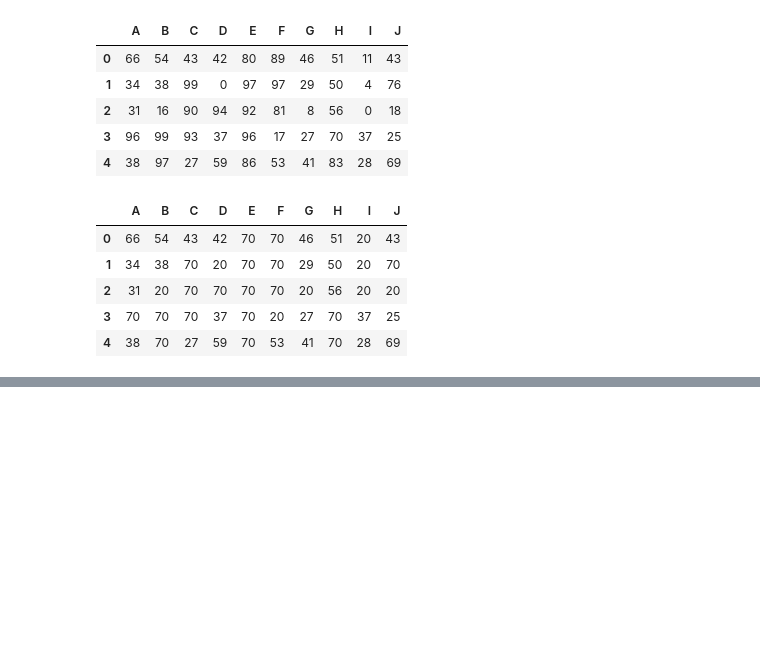
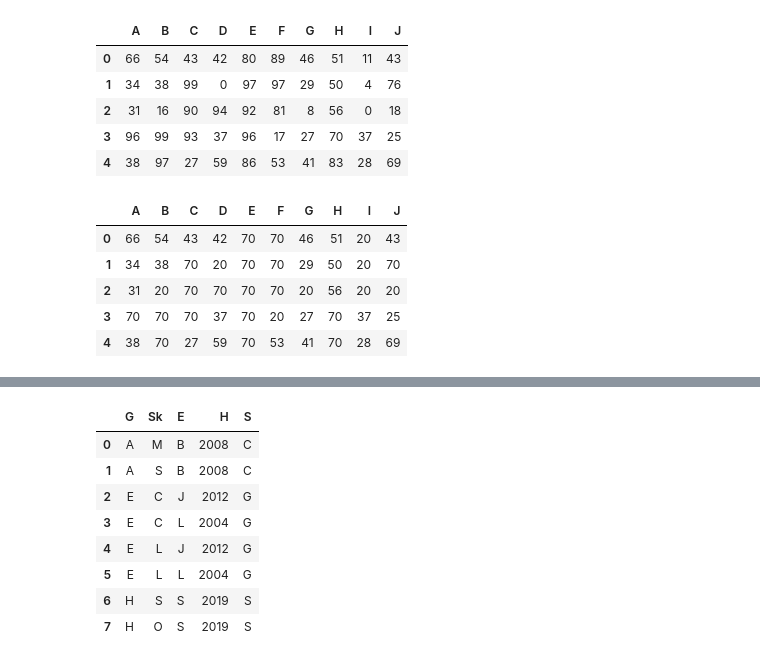
Before and after one commit to JakeBestDev/Packt_AIScience_Data_Science_Machine_Learning, a Jupyter notebook: Module_2_Python_Data_Visualization_and_Understanding/lab_2_advance_pandas.ipynb, the cells around one changed output, grey strips where cells are left out. Saved outputs shown, nothing was run; the diff lists cells and outputs as text; code cells hidden in the pictures; blank space fills up the shorter version.

```diff
--- a/Module_2_Python_Data_Visualization_and_Understanding/lab_2_advance_pandas.ipynb
+++ b/Module_2_Python_Data_Visualization_and_Understanding/lab_2_advance_pandas.ipynb
@@ -1108,0 +1170,12 @@ df2.clip(20,70)
+# %%
+## We can also have a many to many Join
+## To show this we'l first combine df1 and df2 to the same dataframe
+
+df3 = pd.merge(df1,df2)
+# %%
+## Now we'll create a new dataframe
+## This time we will use the G groups column and create a new column S for supervisor
+
+df4 = pd.DataFrame({'G':['A','E','H'],
+                   'S':['C','G','S']})
+df4
@@ -1108,0 +1200,8 @@ df2.clip(20,70)
+# %%
+## Now lets try another many to many
+## First we'll define a new dataframe
+## We'll associate the groups G column with a column 'Sk' for skills
+
+df5 = pd.DataFrame({'G':['A','A','E','E','H','H'],
+                   'Sk':['M','S','C','L','S','O']})
+df5
@@ -1108,0 +1216,5 @@ df2.clip(20,70)
+# %%
+## Now lets merge df3 and df4 into df6
+
+df6 = pd.merge(df3,df4,on='G')
+df6
@@ -1108,0 +1227,14 @@ df2.clip(20,70)
+# %%
+## Now lets merge df5 and df6
+
+pd.merge(df5,df6,on='G')
+# %% [output]
+|  | G | Sk | E | H | S |
+| 0 | A | M | B | 2008 | C |
+| 1 | A | S | B | 2008 | C |
+| 2 | E | C | J | 2012 | G |
+| 3 | E | C | L | 2004 | G |
+| 4 | E | L | J | 2012 | G |
+| 5 | E | L | L | 2004 | G |
+| 6 | H | S | S | 2019 | S |
+| 7 | H | O | S | 2019 | S |
```
Also changed, not shown: parts of 11 cells of this notebook.
